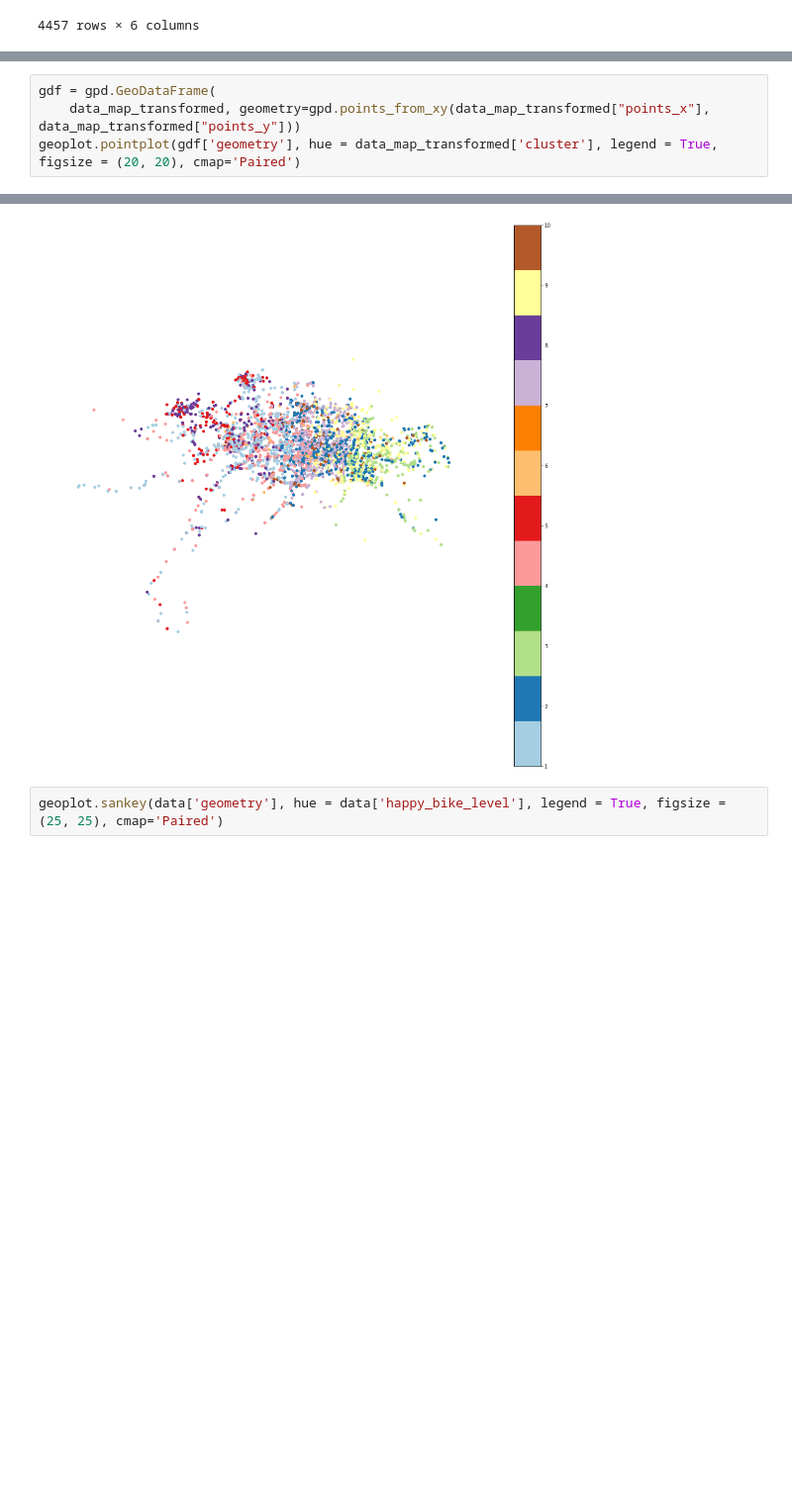
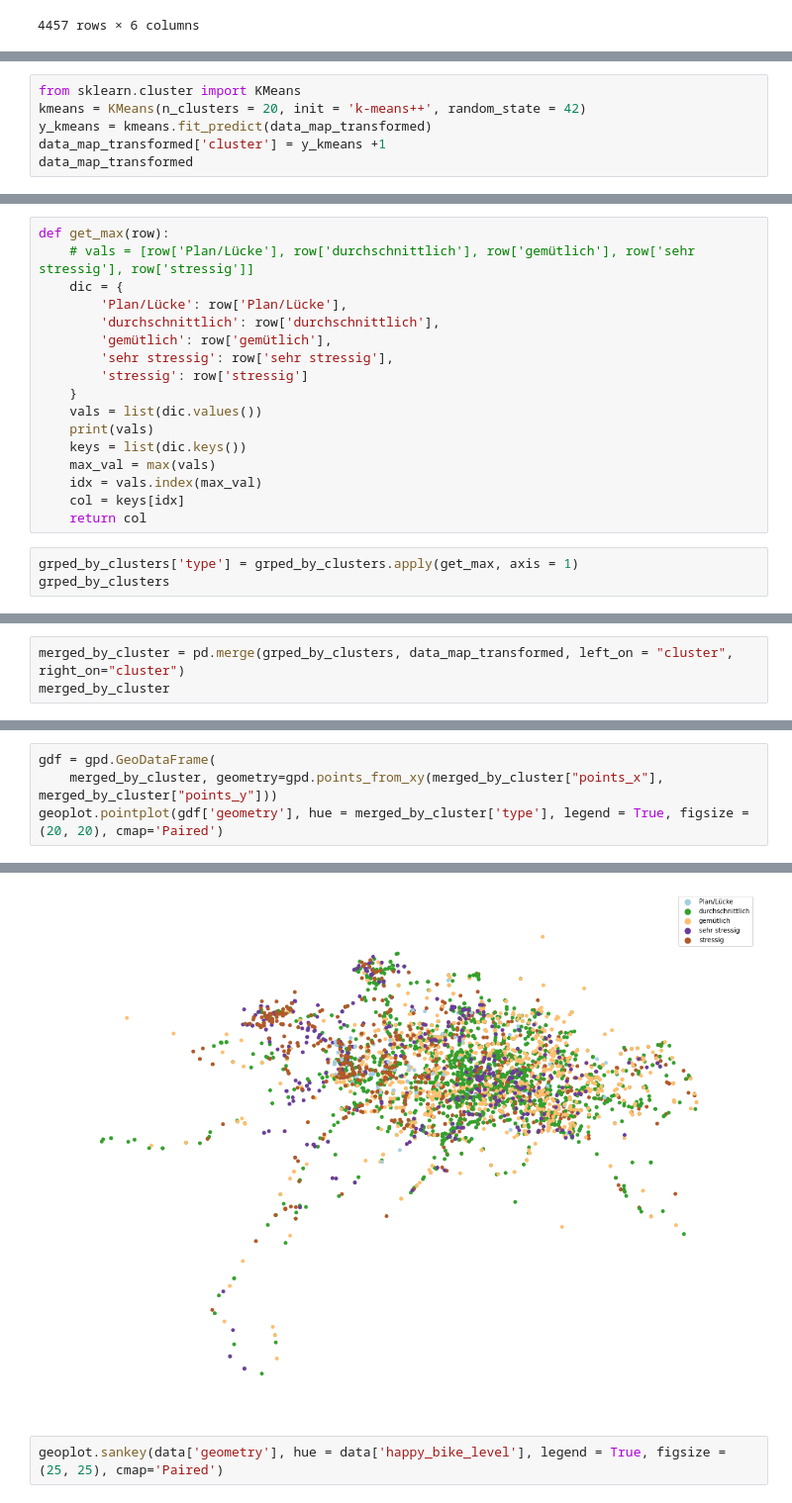
Before and after one commit to AnnaWohlmann/wegchecker, a Jupyter notebook: models/geodata.ipynb, the cells around one changed output, grey strips where cells are left out. Shown at 99% size. Saved outputs shown, nothing was run; the diff lists cells and outputs as text; blank space fills up the shorter version.

```diff
--- a/models/geodata.ipynb
+++ b/models/geodata.ipynb
@@ -226,0 +202,6 @@ data_map_transformed
+# %%
+from sklearn.cluster import KMeans
+kmeans = KMeans(n_clusters = 20, init = 'k-means++', random_state = 42)
+y_kmeans = kmeans.fit_predict(data_map_transformed)
+data_map_transformed['cluster'] = y_kmeans +1
+data_map_transformed
@@ -233,0 +242,20 @@ KeyError: 'cluster'
+# %%
+def get_max(row):
+    # vals = [row['Plan/Lücke'], row['durchschnittlich'], row['gemütlich'], row['sehr stressig'], row['stressig']]
+    dic = {
+        'Plan/Lücke': row['Plan/Lücke'],
+        'durchschnittlich': row['durchschnittlich'],
+        'gemütlich': row['gemütlich'],
+        'sehr stressig': row['sehr stressig'],
+        'stressig': row['stressig']
+    }
+    vals = list(dic.values())
+    print(vals)
+    keys = list(dic.keys())
+    max_val = max(vals)
+    idx = vals.index(max_val)
+    col = keys[idx]
+    return col
+# %%
+grped_by_clusters['type'] = grped_by_clusters.apply(get_max, axis = 1)
+grped_by_clusters
@@ -233,0 +284,3 @@ KeyError: 'cluster'
+# %%
+merged_by_cluster = pd.merge(grped_by_clusters, data_map_transformed, left_on = "cluster", right_on="cluster")
+merged_by_cluster
@@ -234,10 +301,10 @@ KeyError: 'cluster'
 # %%
 gdf = gpd.GeoDataFrame(
-    data_map_transformed, geometry=gpd.points_from_xy(data_map_transformed["points_x"], data_map_transformed["points_y"]))
-geoplot.pointplot(gdf['geometry'], hue = data_map_transformed['cluster'], legend = True, figsize = (20, 20), cmap='Paired')
+    merged_by_cluster, geometry=gpd.points_from_xy(merged_by_cluster["points_x"], merged_by_cluster["points_y"]))
+geoplot.pointplot(gdf['geometry'], hue = merged_by_cluster['type'], legend = True, figsize = (20, 20), cmap='Paired')
 # %% [output]
 <AxesSubplot: >
-[figure, old version]
+[figure, new version]
 # %%
 geoplot.sankey(data['geometry'], hue = data['happy_bike_level'], legend = True, figsize = (25, 25), cmap='Paired')
 # %% [output]
```
Also changed, not shown: parts of 11 cells of this notebook.
